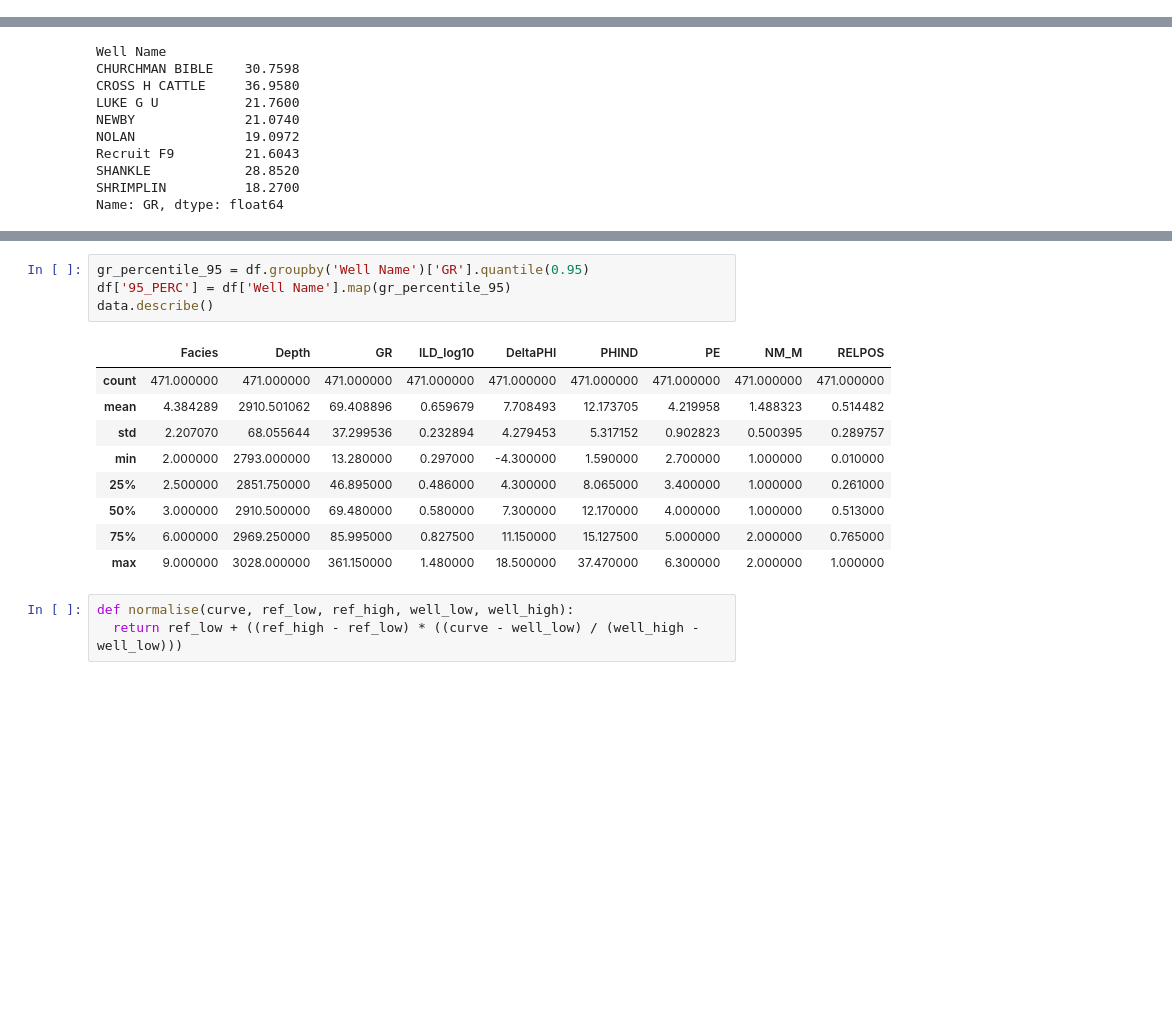
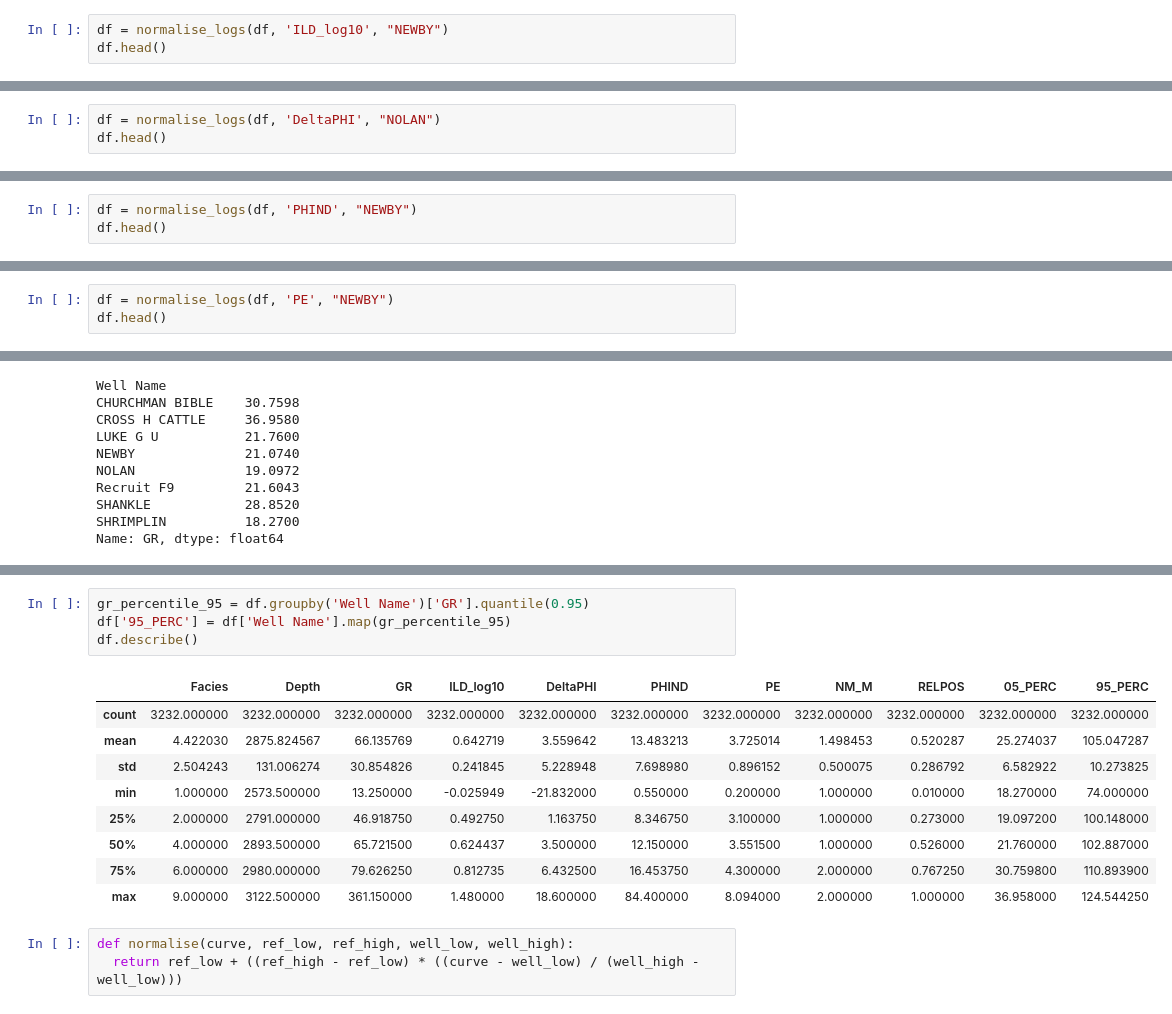
Before and after one commit to mehrdadamini/-texas_data_set, a Jupyter notebook: main.ipynb, the cells around one changed output, grey strips where cells are left out. Cells and saved outputs as stored; diff of their text form; blank space fills up the shorter version.

```diff
--- a/main.ipynb
+++ b/main.ipynb
@@ -140,0 +102,3 @@ plt.show()
+# %%
+df = normalise_logs(df, 'ILD_log10', "NEWBY")
+df.head()
@@ -140,0 +112,3 @@ plt.show()
+# %%
+df = normalise_logs(df, 'DeltaPHI', "NOLAN")
+df.head()
@@ -140,0 +122,3 @@ plt.show()
+# %%
+df = normalise_logs(df, 'PHIND', "NEWBY")
+df.head()
@@ -140,0 +132,3 @@ plt.show()
+# %%
+df = normalise_logs(df, 'PE', "NEWBY")
+df.head()
@@ -169,17 +170,17 @@ data.describe()
 # %%
 gr_percentile_95 = df.groupby('Well Name')['GR'].quantile(0.95)
 df['95_PERC'] = df['Well Name'].map(gr_percentile_95)
-data.describe()
+df.describe()
 # %% [output]
-|  | Facies | Depth | GR | ILD_log10 | DeltaPHI | PHIND | PE | NM_M | RELPOS |
-| count | 471.000000 | 471.000000 | 471.000000 | 471.000000 | 471.000000 | 471.000000 | 471.000000 | 471.000000 | 471.000000 |
-| mean | 4.384289 | 2910.501062 | 69.408896 | 0.659679 | 7.708493 | 12.173705 | 4.219958 | 1.488323 | 0.514482 |
-| std | 2.207070 | 68.055644 | 37.299536 | 0.232894 | 4.279453 | 5.317152 | 0.902823 | 0.500395 | 0.289757 |
-| min | 2.000000 | 2793.000000 | 13.280000 | 0.297000 | -4.300000 | 1.590000 | 2.700000 | 1.000000 | 0.010000 |
-| 25% | 2.500000 | 2851.750000 | 46.895000 | 0.486000 | 4.300000 | 8.065000 | 3.400000 | 1.000000 | 0.261000 |
-| 50% | 3.000000 | 2910.500000 | 69.480000 | 0.580000 | 7.300000 | 12.170000 | 4.000000 | 1.000000 | 0.513000 |
-| 75% | 6.000000 | 2969.250000 | 85.995000 | 0.827500 | 11.150000 | 15.127500 | 5.000000 | 2.000000 | 0.765000 |
-| max | 9.000000 | 3028.000000 | 361.150000 | 1.480000 | 18.500000 | 37.470000 | 6.300000 | 2.000000 | 1.000000 |
+|  | Facies | Depth | GR | ILD_log10 | DeltaPHI | PHIND | PE | NM_M | RELPOS | 05_PERC | 95_PERC |
+| count | 3232.000000 | 3232.000000 | 3232.000000 | 3232.000000 | 3232.000000 | 3232.000000 | 3232.000000 | 3232.000000 | 3232.000000 | 3232.000000 | 3232.000000 |
+| mean | 4.422030 | 2875.824567 | 66.135769 | 0.642719 | 3.559642 | 13.483213 | 3.725014 | 1.498453 | 0.520287 | 25.274037 | 105.047287 |
+| std | 2.504243 | 131.006274 | 30.854826 | 0.241845 | 5.228948 | 7.698980 | 0.896152 | 0.500075 | 0.286792 | 6.582922 | 10.273825 |
+| min | 1.000000 | 2573.500000 | 13.250000 | -0.025949 | -21.832000 | 0.550000 | 0.200000 | 1.000000 | 0.010000 | 18.270000 | 74.000000 |
+| 25% | 2.000000 | 2791.000000 | 46.918750 | 0.492750 | 1.163750 | 8.346750 | 3.100000 | 1.000000 | 0.273000 | 19.097200 | 100.148000 |
+| 50% | 4.000000 | 2893.500000 | 65.721500 | 0.624437 | 3.500000 | 12.150000 | 3.551500 | 1.000000 | 0.526000 | 21.760000 | 102.887000 |
+| 75% | 6.000000 | 2980.000000 | 79.626250 | 0.812735 | 6.432500 | 16.453750 | 4.300000 | 2.000000 | 0.767250 | 30.759800 | 110.893900 |
+| max | 9.000000 | 3122.500000 | 361.150000 | 1.480000 | 18.600000 | 84.400000 | 8.094000 | 2.000000 | 1.000000 | 36.958000 | 124.544250 |
 # %%
 def normalise(curve, ref_low, ref_high, well_low, well_high):
   return ref_low + ((ref_high - ref_low) * ((curve - well_low) / (well_high - well_low)))
```
Also changed, not shown: parts of 55 cells of this notebook.
